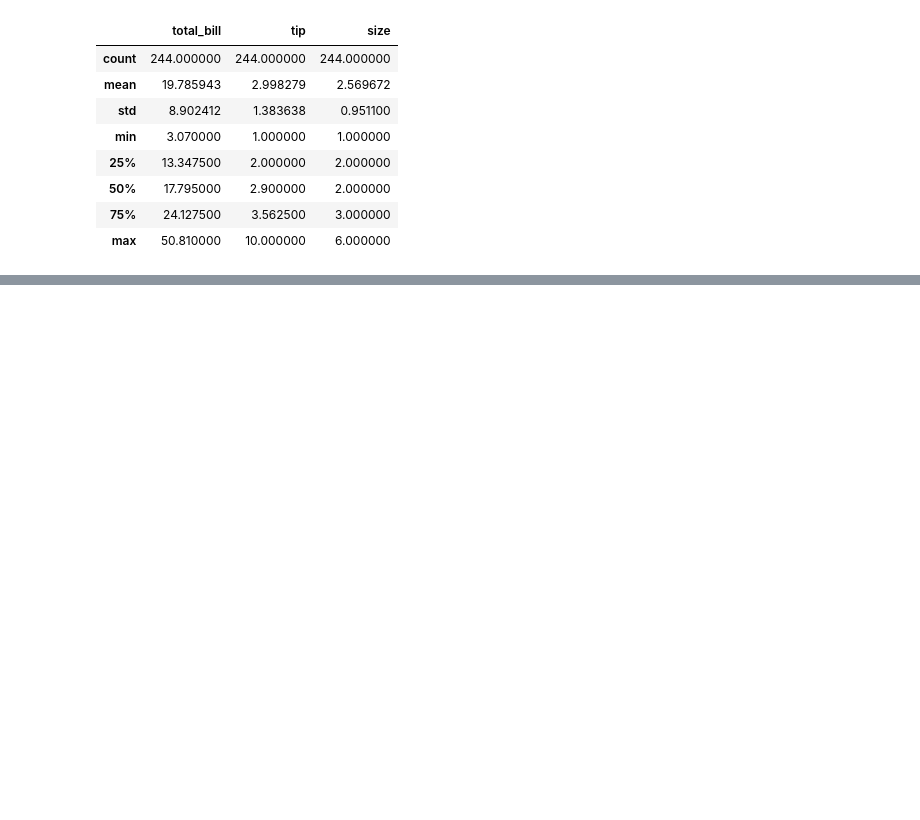
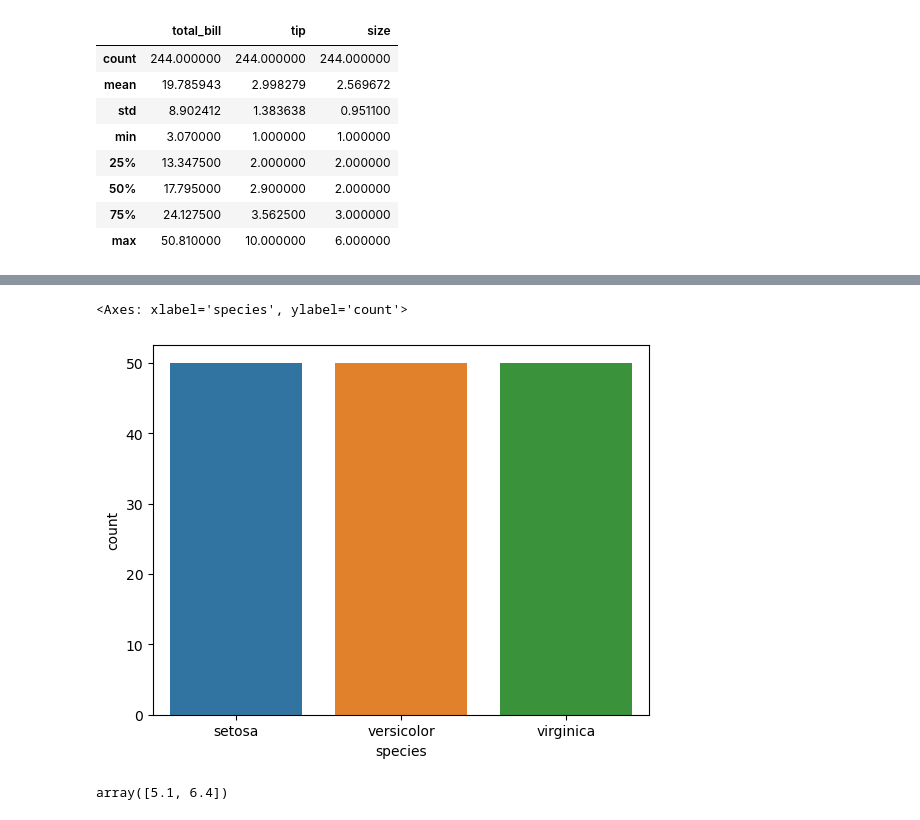
Before and after one commit to Immortal-Pi/IBMdatascience, a Jupyter notebook: Satistics Basics/basics.ipynb, the cells around one changed output, grey strips where cells are left out. Saved outputs shown, nothing was run; the diff lists cells and outputs as text; code cells hidden in the pictures; blank space fills up the shorter version.

```diff
--- a/Satistics Basics/basics.ipynb
+++ b/Satistics Basics/basics.ipynb
@@ -32,0 +70,9 @@ data.describe()
+# %%
+sns.countplot(x='species',data=data2)
+# %% [output]
+<Axes: xlabel='species', ylabel='count'>
+[figure, added]
+# %%
+np.percentile(data2['sepal_length'],[25,75])
+# %% [output]
+array([5.1, 6.4])
```
Also changed, not shown: parts of 7 cells of this notebook, 1 other file.
